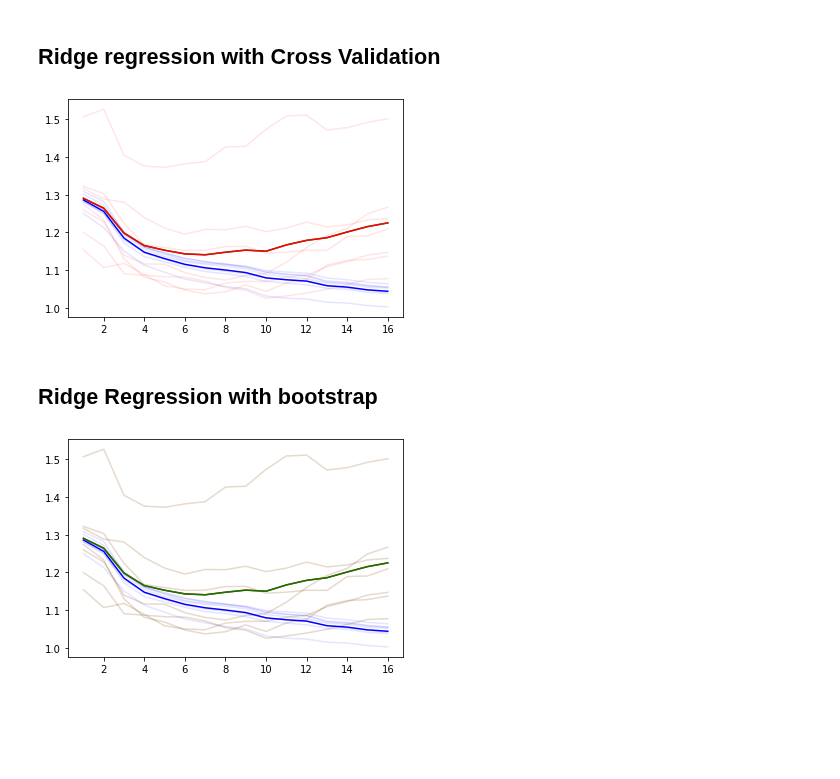
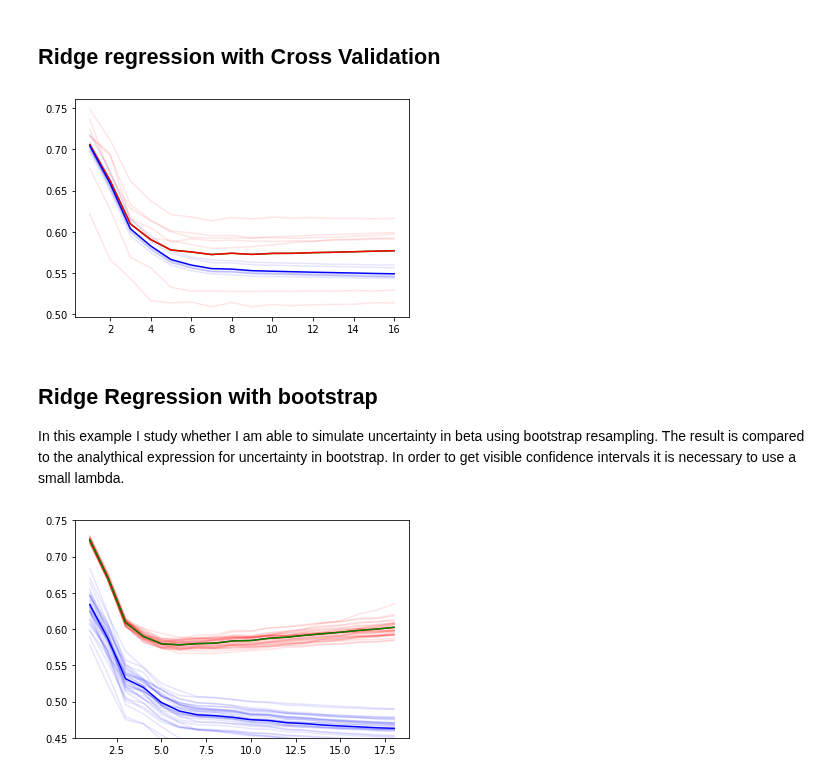
Before and after one commit to eoydvin/FYS-STK4155, a Jupyter notebook: Project_1/Exercise 4.ipynb, the cells around one changed output. Drawn from its saved outputs; the diff is of its cells as text; code cells hidden in the pictures; blank space fills up the shorter version.

```diff
--- a/Project_1/Exercise 4.ipynb
+++ b/Project_1/Exercise 4.ipynb
@@ -32,23 +25,19 @@ from sklearn.preprocessing import PolynomialFeatures
 # my own library
 from regression import Ridge
 
-x = np.linspace(0, 1, 50) # flere punkter, mindre mse?
+x = np.linspace(0, 1, 50)
 y = np.linspace(0, 1, 50)
 x, y = np.meshgrid(x, y)
 
 poly = 16
 k_folds = 7
-lambda_ridge = 0.0000001
+lambda_ridge = 0.1
 MSE_test_list = []
 MSE_train_list = []
 MSE_skl_list = []
 
-z = Fr(x, y)
-noise = np.var(z)*np.random.normal(size=z.shape)
-z += noise*5
-
-#noise = #np.random.randn(x.shape[0], x.shape[1])
-#z = Fr(x, y) + noise*0.18 #multiply with degree of noice. 1*var_Fr = 0.18
+noise = np.random.randn(x.shape[0], x.shape[1])
+z = Fr(x, y) + noise*0.3
 
 x_cent =  ((x - np.mean(x))/np.mean(x)).reshape(-1, 1)
 y_cent =  ((y - np.mean(y))/np.mean(y)).reshape(-1, 1)
@@ -113,18 +102,14 @@ plt.plot(range(1, len(MSE_test)+1), test_pol_avrg, 'r')
 plt.plot(range(1, len(MSE_train)+1), train_pol_avrg, 'b')
 #plt.plot(range(1, len(variance_avrg)+1), variance_avrg, 'g')
 
-#plt.ylim(0.95, 1.1)
 plt.show()
 # Observasjonar:
-# I Plottet under: Trekker ulike samples fra datasettet (med tilbakelegging) og predikerer optimal fit for ulike
-# polynomer med grad p.
-
-# I eksempelet over brukte eg ulike seed-verdier for å lage ulike utfall av støy.
-# I dette eksempelet viser me at det er mulig å modellere usikkerheit med
+# Larger lambda_ridge forces MSE test to flatten out and not explode.
 # %% [output]
-[figure, old version]
+[figure, new version]
 # %% [markdown]
 ## Ridge Regression with bootstrap
+In this example I study whether I am able to simulate uncertainty in beta using bootstrap resampling. The result is compared to the analythical expression for uncertainty in bootstrap. In order to get visible confidence intervals it is necessary to use a small lambda.
 # %%
 import matplotlib.pyplot as plt
 import numpy as np
@@ -147,7 +132,7 @@ x, y = np.meshgrid(x, y)
 
 poly = 18
 n_bootstraps = 100
-lambda_ridge = 0.00000001
+lambda_ridge = 0.1
 MSE_test_list = []
 MSE_train_list = []
 MSE_skl_list = [] #test
@@ -156,9 +141,8 @@ betas_list = []
 var_betas_list = []
 predict_train_skl_list = []
 
-z = Fr(x, y)
-noise = np.var(z)*np.random.normal(size=z.shape)
-z += noise*10
+noise = np.random.randn(x.shape[0], x.shape[1])
+z = Fr(x, y) + noise*0.3
 
 x_cent =  ((x - np.mean(x))/np.mean(x)).reshape(-1, 1)
 y_cent =  ((y - np.mean(y))/np.mean(y)).reshape(-1, 1)
@@ -187,13 +171,15 @@ for n in tqdm.tqdm(range(n_bootstraps)):
         model = Ridge(xy_samp[:, 0].ravel(), xy_samp[:, 1].ravel(), z_samp.ravel(), poly_deg, lambda_ridge)
         MSE_test.append(model.MSE(xy_test[:, 0], xy_test[:, 1], z_test))
         MSE_train.append(model.MSE(xy_samp[:, 0].ravel(), xy_samp[:, 1].ravel(), z_samp.ravel())) # orig model.
-        beta_poly[poly_deg-1, 0:int((poly_deg + 1)*(poly_deg + 2)/2)] = np.array(model.beta_Ridge.ravel()) # for numpy math later
+
+        beta_poly[poly_deg-1, 0:int((poly_deg + 1)*(poly_deg + 2)/2)] = np.array(model.beta_Ridge.ravel())
         beta_poly[poly_deg-1, int((poly_deg + 1)*(poly_deg + 2)/2):] = np.nan
-        var_beta[poly_deg-1, 0: int((poly_deg + 1)*(poly_deg + 2)/2)] = np.array(model.var_beta(xy_test[:, 0], xy_test[:, 1], z_test))
+
+        var_beta[poly_deg-1, 0: int((poly_deg + 1)*(poly_deg + 2)/2)] = np.array(
+            model.var_beta(xy_test[:, 0], xy_test[:, 1], z_test))
         var_beta[poly_deg-1, int((poly_deg + 1)*(poly_deg + 2)/2):] = np.nan
+
         predict_train.append(model.predict(xy_samp[:, 0], xy_samp[:, 1]).ravel())# predicted model
-
-
 
         #SKlearn
         model_skl = make_pipeline(PolynomialFeatures(degree=poly_deg), Ridge_skl(
@@ -223,28 +209,22 @@ var_betas_list = np.array(var_betas_list, dtype=object)
 test_pol_avrg = np.mean(MSE_test_list, axis=0)
 train_pol_avrg = np.mean(MSE_train_list, axis=0)
 test_skl_avrg = np.mean(MSE_skl_list, axis=0)
-#predict_train_var = np.mean(np.var(predict_train_list, axis=0), axis=1) # mean( var( bootstrap attempts ))
 var_betas = np.mean(var_betas_list, axis=0)
 mean_betas_bootstrap = np.mean(betas_list, axis=0)
 var_betas_bootstrap = np.var(betas_list, axis=0) #monte carlo estimate of variance in beta
-
-#predict_train_var_skl = np.mean(np.var(predict_train_skl_list, axis=0), axis=1) # mean( var( bootstrap attempts ))
 # %%
-for i in range(len(MSE_test_list)):
+for i in range(0, len(MSE_test_list), 3):
     plt.plot(range(1, len(MSE_test)+1), MSE_test_list[i], 'r', alpha=0.1)
     plt.plot(range(1, len(MSE_test)+1), MSE_train_list[i], 'b', alpha=0.1)
-    plt.plot(range(1, len(MSE_test)+1), MSE_skl_list[i], 'g', alpha=0.1)
 
 plt.plot(range(1, len(MSE_test)+1), test_pol_avrg, 'r')
 plt.plot(range(1, len(MSE_train)+1), train_pol_avrg, 'b')
 plt.plot(range(1, len(MSE_test)+1), test_skl_avrg, 'g')
 
-#plt.plot(range(1, len(variance_avrg)+1), variance_avrg, 'g')
-
-#plt.ylim(0, 0.35)
+plt.ylim(0.45, 0.75)
 plt.show()
 # %% [output]
-[figure, old version]
+[figure, new version]
 # %%
 import matplotlib.pyplot as plt
 n_polynom = 5 # plot polynoms up to n_polynom order
```
Also changed, not shown: parts of 8 cells of this notebook, 7 other files.
